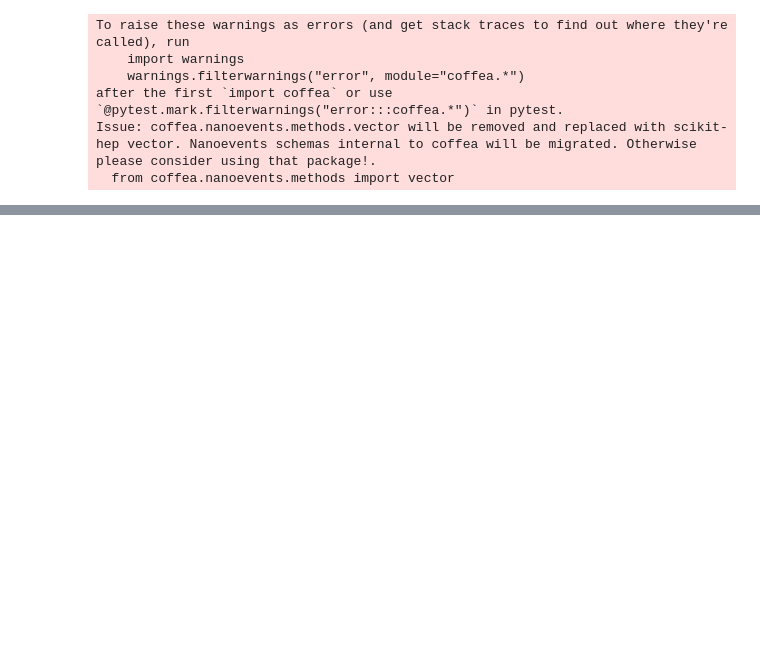
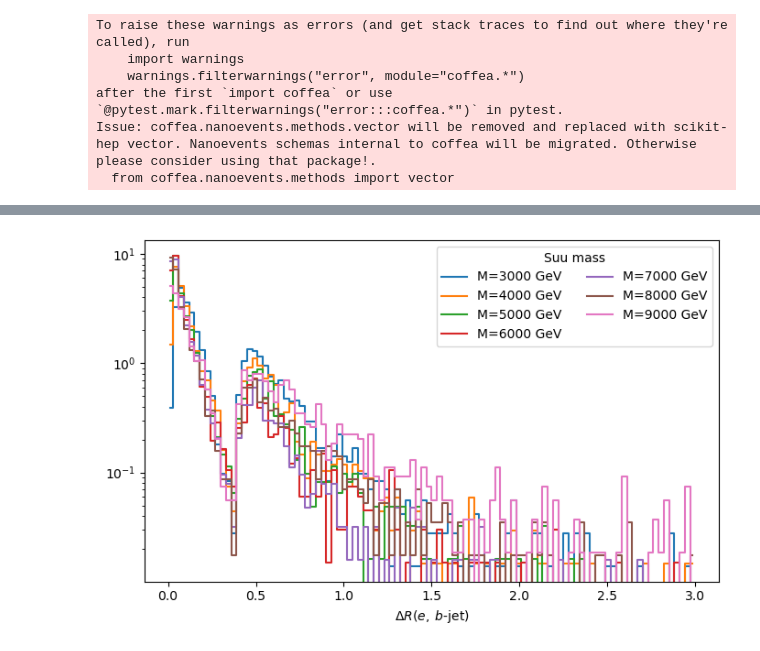
Before and after one commit to XinyiXu03/CMS_Suu_charge_misID, a Jupyter notebook: gen_rec_matching_for_e_b.ipynb, the cells around one changed output, grey strips where cells are left out. Cells and saved outputs as stored; diff of their text form; code cells hidden in the pictures; blank space fills up the shorter version.

```diff
--- a/gen_rec_matching_for_e_b.ipynb
+++ b/gen_rec_matching_for_e_b.ipynb
@@ -274,0 +348,22 @@ Events with ≥1 matched e AND ≥1 matched b: 1268
+# %%
+import numpy as np
+import matplotlib.pyplot as plt
+
+bins = np.linspace(0.0, 3.0, 101)
+centers = 0.5*(bins[1:]+bins[:-1])
+names  = ["Suu-tu_MC_M3000","Suu-tu_MC_M4000","Suu-tu_MC_M5000","Suu-tu_MC_M6000",
+          "Suu-tu_MC_M7000","Suu-tu_MC_M8000","Suu-tu_MC_M9000"]
+labels = ["M=3000 GeV","M=4000 GeV","M=5000 GeV","M=6000 GeV","M=7000 GeV","M=8000 GeV","M=9000 GeV"]
+
+plt.figure(figsize=(7,4.5))
+for name,label in zip(names,labels):
+    counts,_ = np.histogram(reco_dR_all[name], bins=bins, density=True)
+    plt.step(centers, counts, where="mid", label=label)
+
+plt.yscale("log")
+plt.xlabel(r"$\Delta R(e,\;b\text{-jet})$")
+#plt.ylabel("# events")
+plt.legend(title="Suu mass", ncol=2)
+plt.tight_layout(); plt.show()
+# %% [output]
+[figure, added]
```
Also changed, not shown: parts of 5 cells of this notebook.
